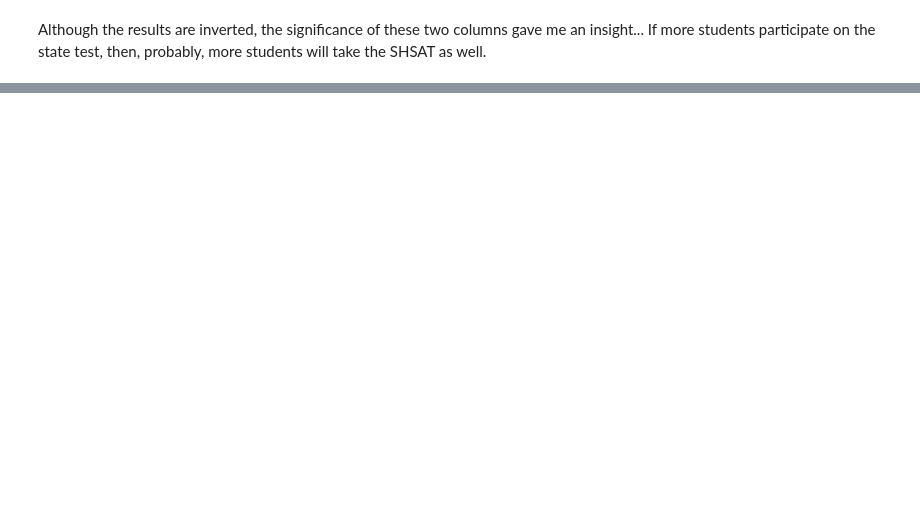
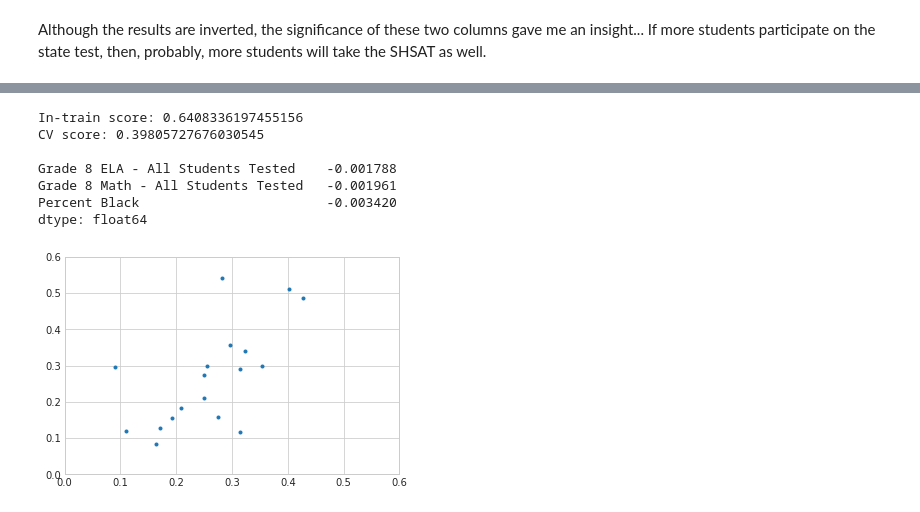
Before and after one commit to araraonline/kag-passnyc, a Jupyter notebook: notebooks/02-applying-for-the-test.ipynb, the cells around one changed output, grey strips where cells are left out. Drawn from its saved outputs; the diff is of its cells as text; code cells hidden in the pictures; blank space fills up the shorter version.

```diff
--- a/notebooks/02-applying-for-the-test.ipynb
+++ b/notebooks/02-applying-for-the-test.ipynb
@@ -430,0 +466,12 @@ plt.plot(predictions, labels, '.')
+# %%
+from IPython.display import display
+
+col = df['Percentage of Students who registered for the SHSAT']
+
+mean = col.mean()
+sd = col.std()
+
+print("Entries to remove:")
+display(df[np.abs(col - mean) > 2 * sd])
+
+df = df[np.abs(col - mean) <= 2 * sd]
@@ -430,0 +484,44 @@ plt.plot(predictions, labels, '.')
+# %%
+from sklearn.metrics import r2_score
+from sklearn.linear_model import LassoCV, LinearRegression, RidgeCV
+from sklearn.model_selection import cross_val_predict, LeaveOneOut
+
+columns = [
+ 'Percent Black',
+ 'Grade 8 ELA - All Students Tested',
+ 'Grade 8 Math - All Students Tested',
+ 'Percentage of Students who registered for the SHSAT'
+]
+
+# prepare
+d = df.copy()[columns]
+
+labels = d['Percentage of Students who registered for the SHSAT']
+d = d.drop(['Percentage of Students who registered for the SHSAT'], axis=1)
+
+# train
+model = LassoCV(n_jobs=-1, max_iter=100000)
+model.fit(d, labels)
+predictions = cross_val_predict(model, d, labels, cv=LeaveOneOut())
+
+print("In-train score:", model.score(d, labels))
+print("CV score:",  r2_score(labels, predictions))
+
+print()
+s = pd.Series(model.coef_, index=d.columns).sort_values()[::-1]
+s = s[s != 0]
+print(s)
+
+
+plt.plot(predictions, labels, '.')
+plt.xlim(0, 0.6)
+plt.ylim(0, 0.6);
+# %% [output]
+In-train score: 0.6408336197455156
+CV score: 0.39805727676030545
+
+Grade 8 ELA - All Students Tested    -0.001788
+Grade 8 Math - All Students Tested   -0.001961
+Percent Black                        -0.003420
+dtype: float64
+[figure, added]
```
Also changed, not shown: parts of 15 cells of this notebook.
